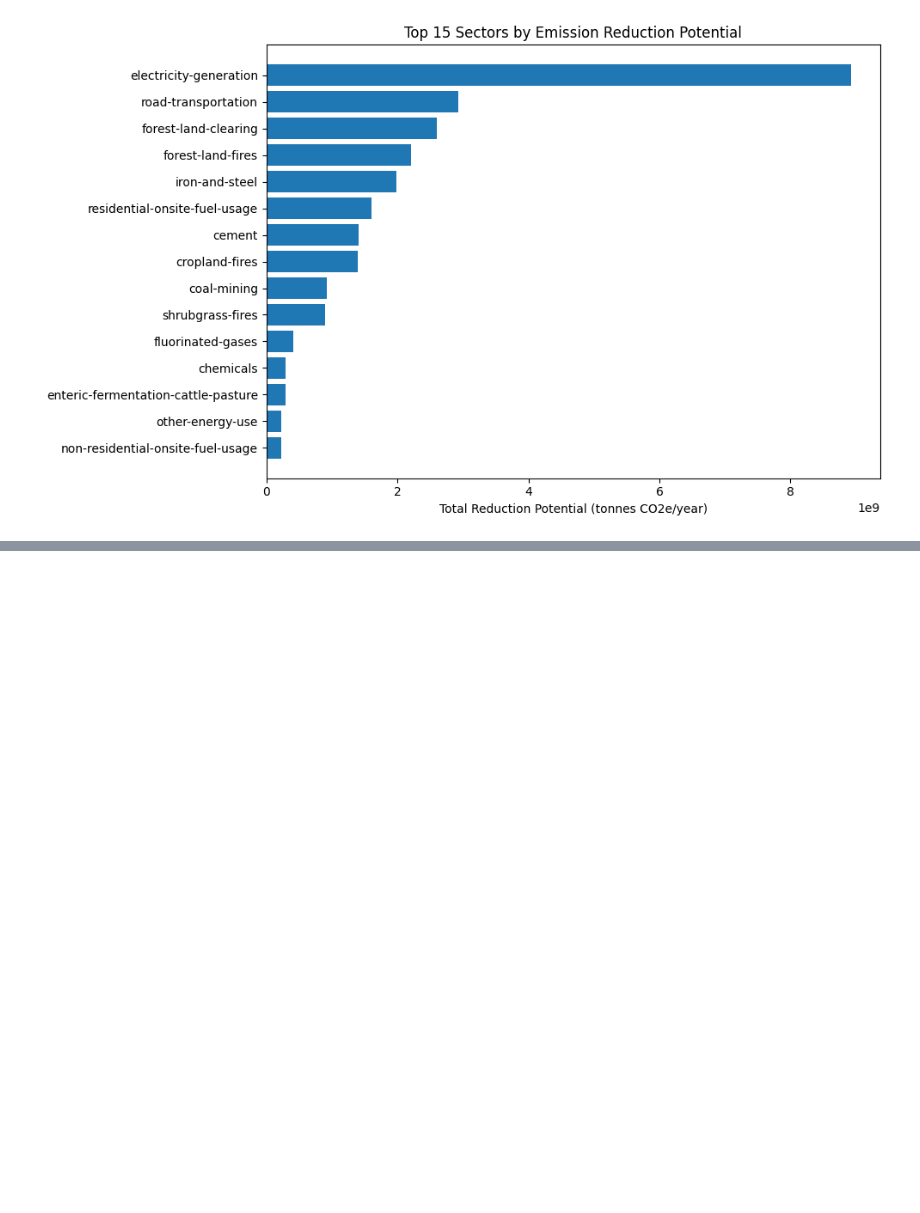
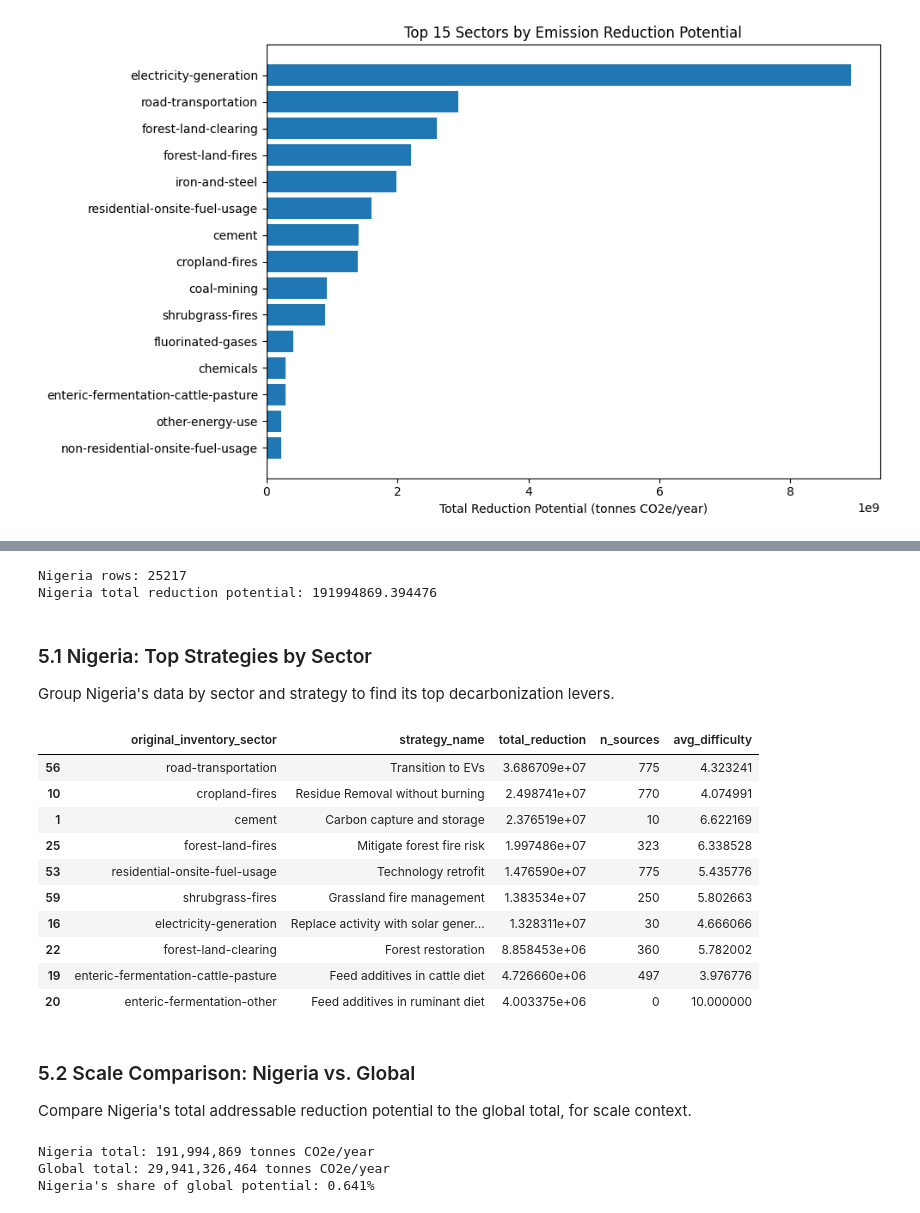
Before and after one commit to EseoheB/climate-emission-strategy-analysis, a Jupyter notebook: notebooks/climate_trace_analysis.ipynb, the cells around one changed output, grey strips where cells are left out. Drawn from its saved outputs; the diff is of its cells as text; code cells hidden in the pictures; blank space fills up the shorter version.

Commit message:
Stage 5: country-level cut (Nigeria) with scale comparison

```diff
--- a/notebooks/climate_trace_analysis.ipynb
+++ b/notebooks/climate_trace_analysis.ipynb
@@ -305,0 +312,51 @@ plt.show()
+# %%
+nga = df[df['iso3_country'] == 'NGA']
+
+print("Nigeria rows:", len(nga))
+print("Nigeria total reduction potential:", nga['total_emissions_reduced_per_year'].sum())
+# %% [output]
+Nigeria rows: 25217
+Nigeria total reduction potential: 191994869.394476
+# %% [markdown]
+### 5.1 Nigeria: Top Strategies by Sector
+
+Group Nigeria's data by sector and strategy to find its top
+decarbonization levers.
+# %%
+nga_summary = nga.groupby(['original_inventory_sector', 'strategy_name']).agg(
+    total_reduction=('total_emissions_reduced_per_year', 'sum'),
+    n_sources=('source_id', 'count'),
+    avg_difficulty=('difficulty_score', 'mean')
+).reset_index()
+
+nga_summary = nga_summary.sort_values('total_reduction', ascending=False)
+nga_summary.head(10)
+# %% [output]
+|  | original_inventory_sector | strategy_name | total_reduction | n_sources | avg_difficulty |
+| 56 | road-transportation | Transition to EVs | 3.686709e+07 | 775 | 4.323241 |
+| 10 | cropland-fires | Residue Removal without burning | 2.498741e+07 | 770 | 4.074991 |
+| 1 | cement | Carbon capture and storage | 2.376519e+07 | 10 | 6.622169 |
+| 25 | forest-land-fires | Mitigate forest fire risk | 1.997486e+07 | 323 | 6.338528 |
+| 53 | residential-onsite-fuel-usage | Technology retrofit | 1.476590e+07 | 775 | 5.435776 |
+| 59 | shrubgrass-fires | Grassland fire management | 1.383534e+07 | 250 | 5.802663 |
+| 16 | electricity-generation | Replace activity with solar gener... | 1.328311e+07 | 30 | 4.666066 |
+| 22 | forest-land-clearing | Forest restoration | 8.858453e+06 | 360 | 5.782002 |
+| 19 | enteric-fermentation-cattle-pasture | Feed additives in cattle diet | 4.726660e+06 | 497 | 3.976776 |
+| 20 | enteric-fermentation-other | Feed additives in ruminant diet | 4.003375e+06 | 0 | 10.000000 |
+# %% [markdown]
+### 5.2 Scale Comparison: Nigeria vs. Global
+
+Compare Nigeria's total addressable reduction potential to the global
+total, for scale context.
+# %%
+nga_total = nga['total_emissions_reduced_per_year'].sum()
+global_total = df['total_emissions_reduced_per_year'].sum()
+nga_share = (nga_total / global_total) * 100
+
+print(f"Nigeria total: {nga_total:,.0f} tonnes CO2e/year")
+print(f"Global total: {global_total:,.0f} tonnes CO2e/year")
+print(f"Nigeria's share of global potential: {nga_share:.3f}%")
+# %% [output]
+Nigeria total: 191,994,869 tonnes CO2e/year
+Global total: 29,941,326,464 tonnes CO2e/year
+Nigeria's share of global potential: 0.641%
```
Also changed, not shown: parts of 1 cell of this notebook.
